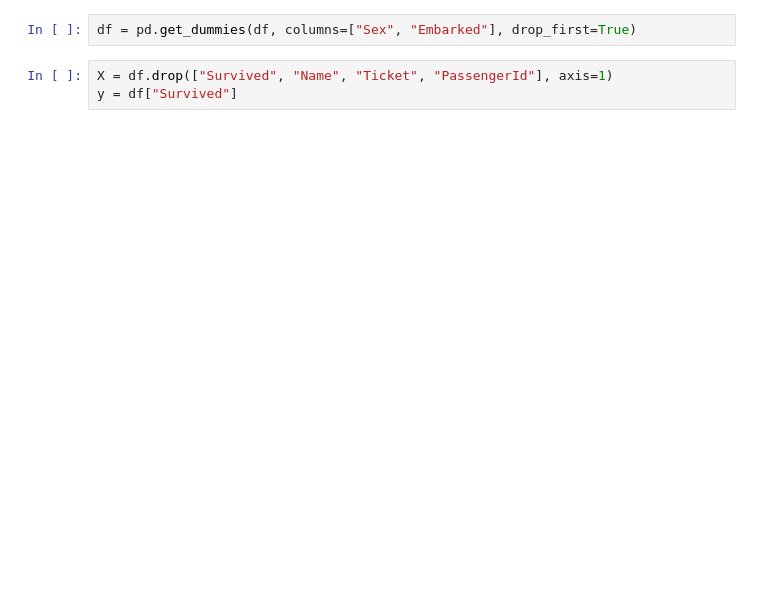
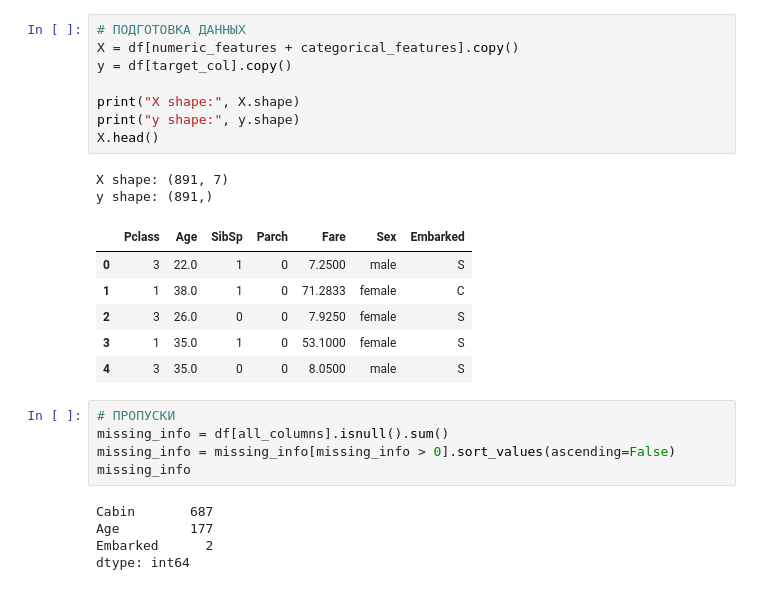
Before and after one commit to MeyiGi/tech-playground, a Jupyter notebook: data-minining/4_titanic/titanic.ipynb, the cells around one changed output. Saved outputs shown, nothing was run; the diff lists cells and outputs as text; blank space fills up the shorter version.

```diff
--- a/data-minining/4_titanic/titanic.ipynb
+++ b/data-minining/4_titanic/titanic.ipynb
@@ -59,6 +108,28 @@ df.drop("Cabin", axis=1, inplace=True)
 # %%
-df = pd.get_dummies(df, columns=["Sex", "Embarked"], drop_first=True)
+# ПОДГОТОВКА ДАННЫХ
+X = df[numeric_features + categorical_features].copy()
+y = df[target_col].copy()
+
+print("X shape:", X.shape)
+print("y shape:", y.shape)
+X.head()
+# %% [output]
+X shape: (891, 7)
+y shape: (891,)
+|  | Pclass | Age | SibSp | Parch | Fare | Sex | Embarked |
+| 0 | 3 | 22.0 | 1 | 0 | 7.2500 | male | S |
+| 1 | 1 | 38.0 | 1 | 0 | 71.2833 | female | C |
+| 2 | 3 | 26.0 | 0 | 0 | 7.9250 | female | S |
+| 3 | 1 | 35.0 | 1 | 0 | 53.1000 | female | S |
+| 4 | 3 | 35.0 | 0 | 0 | 8.0500 | male | S |
 # %%
-X = df.drop(["Survived", "Name", "Ticket", "PassengerId"], axis=1)
-y = df["Survived"]
+# ПРОПУСКИ
+missing_info = df[all_columns].isnull().sum()
+missing_info = missing_info[missing_info > 0].sort_values(ascending=False)
+missing_info
+# %% [output]
+Cabin       687
+Age         177
+Embarked      2
+dtype: int64
 # %%
```
Also changed, not shown: parts of 12 cells of this notebook, 22 other files.
